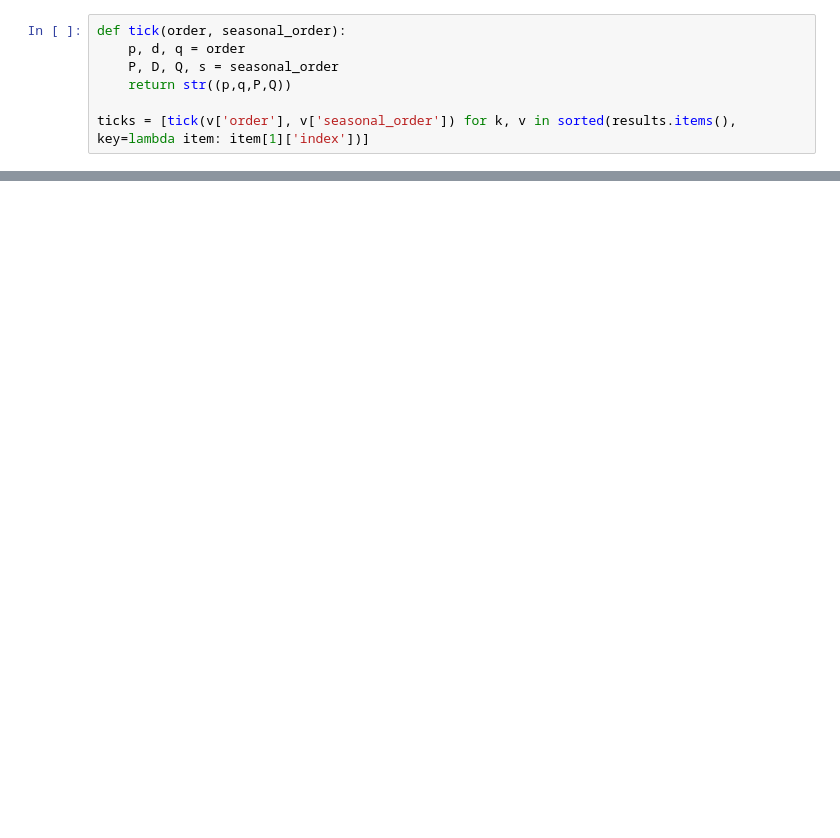
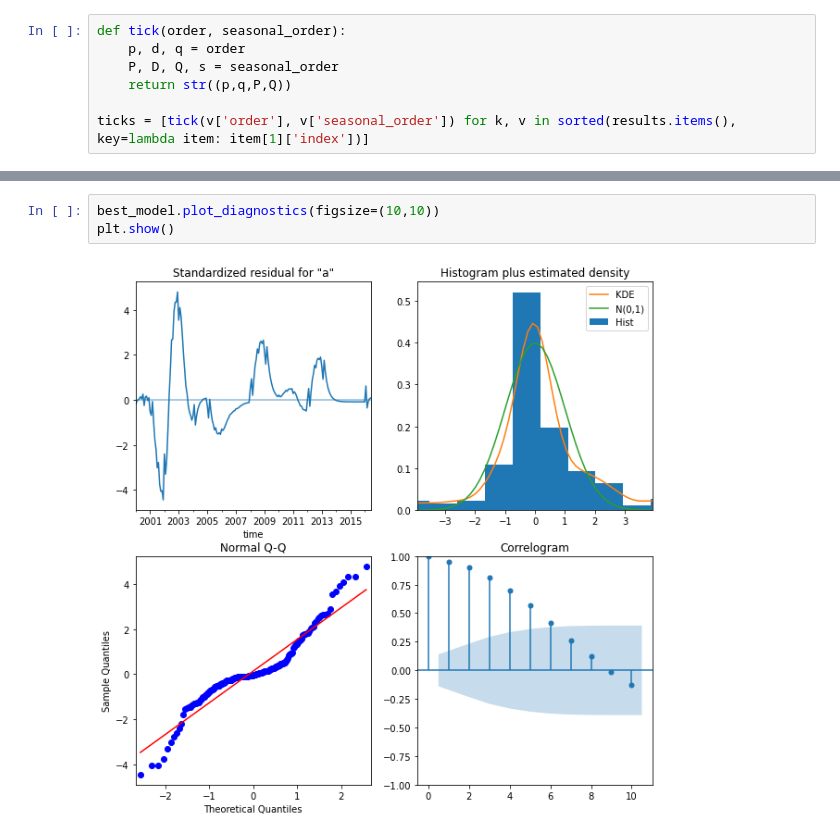
Before and after one commit to samuelexferri/unibg-statistic2, a Jupyter notebook: notebooks/nh3-random-cross-validation.ipynb, the cells around one changed output, grey strips where cells are left out. Drawn from its saved outputs; the diff is of its cells as text; blank space fills up the shorter version.

```diff
--- a/notebooks/nh3-random-cross-validation.ipynb
+++ b/notebooks/nh3-random-cross-validation.ipynb
@@ -197,0 +262,5 @@ min_rmse_model
+# %%
+best_model.plot_diagnostics(figsize=(10,10))
+plt.show()
+# %% [output]
+[figure, added]
```
Also changed, not shown: parts of 22 cells of this notebook.
